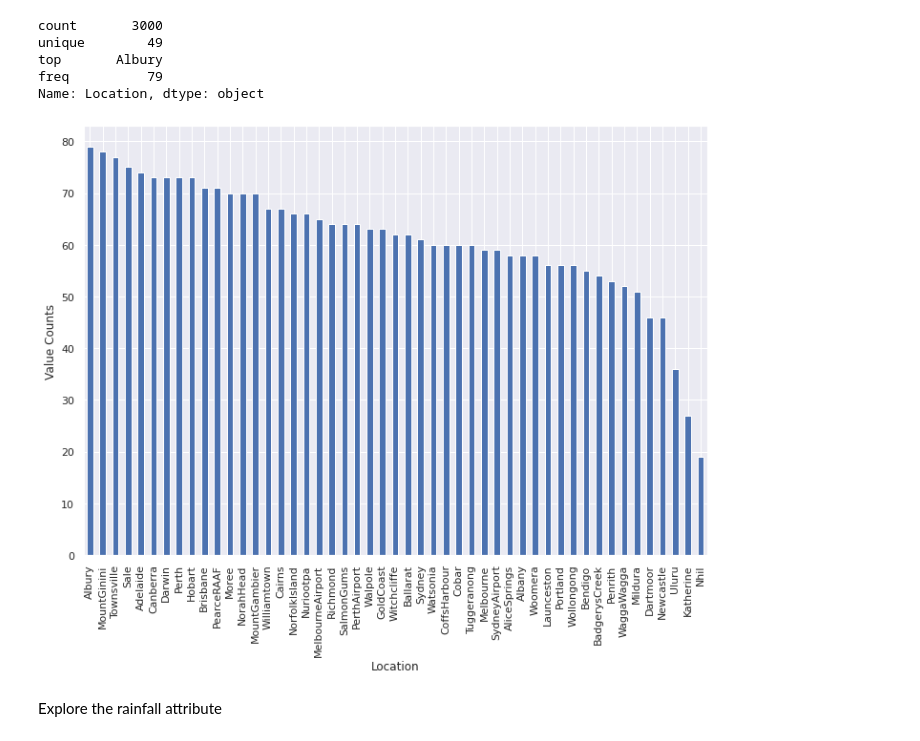
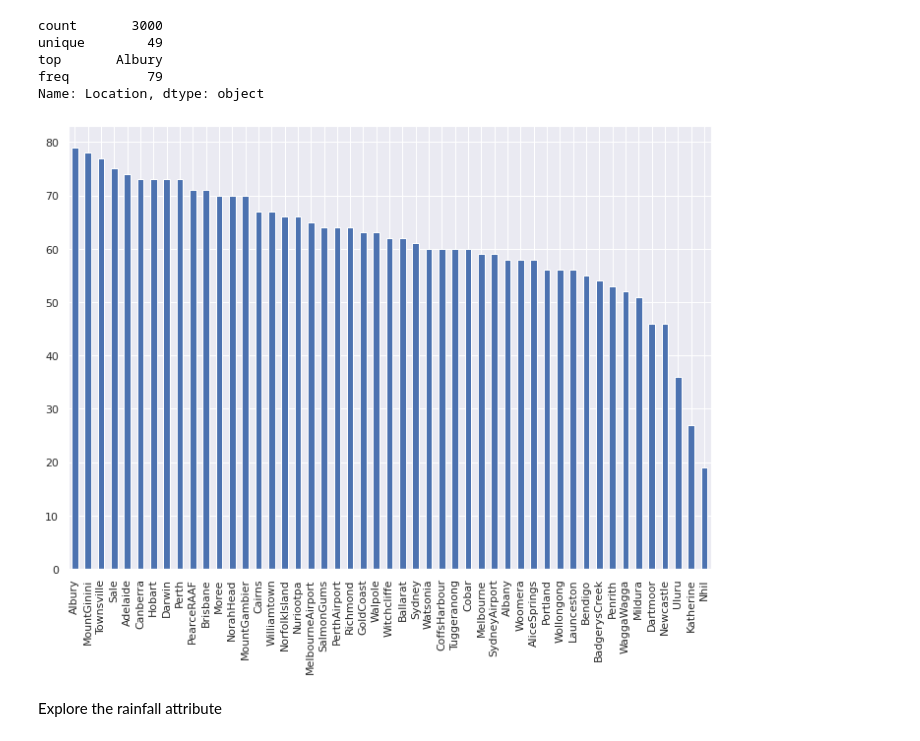
Before and after one commit to huukhang1512/utsDataAnal, a Jupyter notebook: ass2/analyse.ipynb, the cells around one changed output. Saved outputs shown, nothing was run; the diff lists cells and outputs as text; code cells hidden in the pictures.

```diff
--- a/ass2/analyse.ipynb
+++ b/ass2/analyse.ipynb
@@ -3,8 +3,9 @@
 # %%
 import pandas as pd
 import seaborn as sns
+import numpy as np
 import matplotlib.pyplot as plt
-plt.rcParams.update({'font.size': 15})
+plt.rcParams.update({'font.size': 22})
 plt.rcParams["figure.figsize"] = (20, 10)
 
 sns.set(rc={'figure.figsize':(11.7,8.27)})
@@ -65,5 +66,3 @@ Temp3pm                 float64
 RainToday                object
 RainTomorrow             object
 dtype: object
-# %%
-dataset.sort_values(by=['Date'], inplace=True)
@@ -136,11 +129,11 @@ Name: Location, dtype: object
 # %%
 locationValCount = dataset["Location"].value_counts()
 locationValCount.plot.bar()
-plt.xlabel("Location")
-plt.ylabel("Value Counts")
+plt.xlabel = "Location"
+plt.ylabel = "Value Counts"
 plt.show()
 # %% [output]
-[figure, old version]
+[figure, new version]
 # %% [markdown]
 Explore the rainfall attribute
 # %% [markdown]
```
Also changed, not shown: parts of 51 cells of this notebook, 32 other files.
